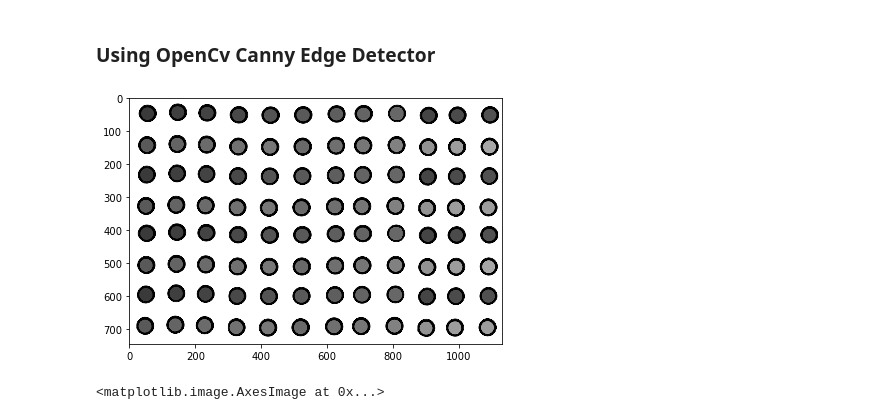
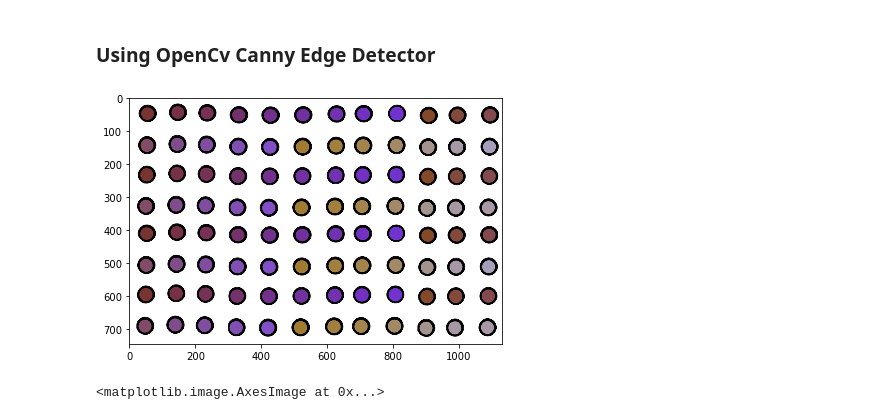
Before and after one commit to jrodguez/musical-robot, a Jupyter notebook: examples/Edge detection.ipynb, the cells around one changed output. Drawn from its saved outputs; the diff is of its cells as text; code cells hidden in the pictures.

```diff
--- a/examples/Edge detection.ipynb
+++ b/examples/Edge detection.ipynb
@@ -10,12 +14,12 @@ from skimage.filters import sobel, prewitt, scharr
 # %% [markdown]
 ### Using OpenCv Canny Edge Detector
 # %%
-img = cv.imread('../doc/wellplate.png',0)
+img = cv.imread('../doc/wellplate.png',1)
 edges = cv.Canny(img,2,4,L2gradient = True)
 sio.imsave('edges.png',edges)
 image = sio.imshow(img)
 # %% [output]
-[figure, old version]
+[figure, new version]
 # %%
 image
 # %% [output]
```
Also changed, not shown: parts of 14 cells of this notebook, 2 other files.
